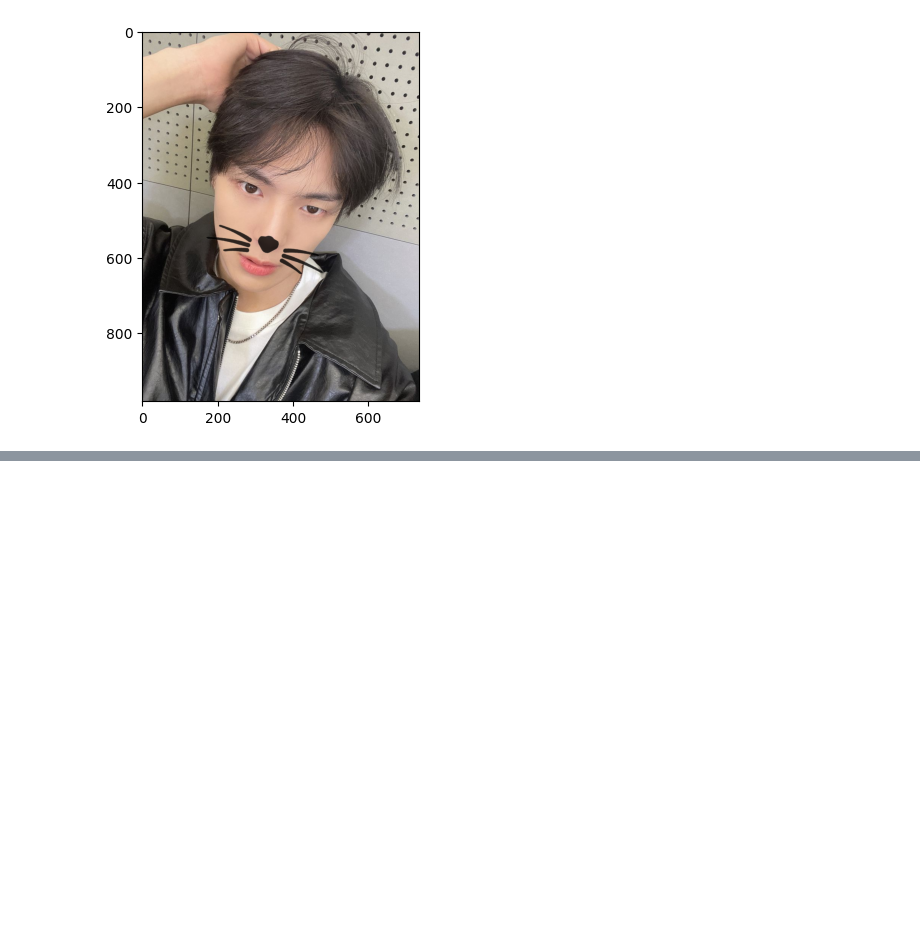
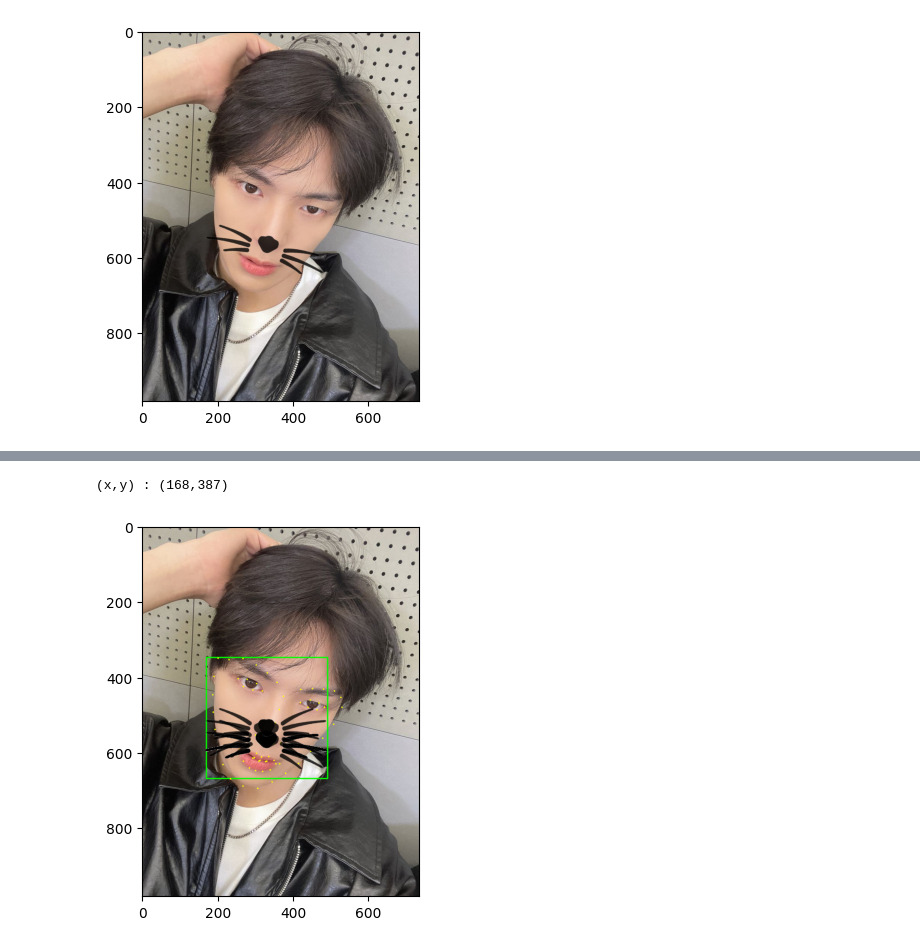
Before and after one commit to jinkyu0105-stack/ha_Park_AIFFEL_quest_eng, a Jupyter notebook: Computer_Vision/CV01/D29_고양이_수염_스티커_만들기.ipynb, the cells around one changed output, grey strips where cells are left out. Cells and saved outputs as stored; diff of their text form; code cells hidden in the pictures; blank space fills up the shorter version.

```diff
--- a/Computer_Vision/CV01/D29_고양이_수염_스티커_만들기.ipynb
+++ b/Computer_Vision/CV01/D29_고양이_수염_스티커_만들기.ipynb
@@ -361,0 +334,56 @@ plt.show()
+# %%
+refined_x = x - w // 2
+refined_y = y - h // 5 * 3 # 고양이 스티커 모양이 위아래 여백이 있기에 가만하여 스티커 높이의 1/2보다 높은 지점부터 붙여야함.
+# 음수 발생시 예외 처리
+if refined_x < 0:
+    img_sticker = img_sticker[:, -refined_x:]
+    refined_x = 0
+if refined_y < 0:
+    img_sticker = img_sticker[-refined_y:, :] # refined_y가 -98이므로, img_sticker[98: , :]가 된다. (187, 187, 3)에서 (89, 187, 3)이 됨 (187개 중에서 98개가 잘려나감)
+    refined_y = 0
+print (f'(x,y) : ({refined_x},{refined_y})')
+# %% [output]
+(x,y) : (168,387)
+# %%
+# 1. 설정값
+angle = - angle  # 눈썹 사이 기울기
+opacity = 0.8  # 투명도 (0.0: 완전 투명, 1.0: 완전 불투명)
+
+# 2. 스티커 읽기 (4채널) 및 크기 조절
+img_sticker = cv2.imread(sticker_path, cv2.IMREAD_UNCHANGED)
+img_sticker = cv2.resize(img_sticker, (w, h))
+
+# 3. 이미지 회전 처리
+(h_s, w_s) = img_sticker.shape[:2]
+center = (w_s // 2, h_s // 2)
+
+# 회전 행렬 생성 (중심점, 각도, 배율)
+# OpenCV는 반시계 방향이 (+)이므로, 시계 방향 회전이 필요하면 -angle을 사용하세요.
+matrix = cv2.getRotationMatrix2D(center, angle, 1.0)
+img_sticker = cv2.warpAffine(img_sticker, matrix, (w_s, h_s), flags=cv2.INTER_LINEAR, borderMode=cv2.BORDER_CONSTANT, borderValue=(0,0,0,0))
+
+# 4. 채널 분리 및 투명도 적용
+img_sticker_rgb = img_sticker[:, :, :3].astype(float)
+alpha_mask = img_sticker[:, :, 3].astype(float) / 255.0  # 0~1 사이로 정규화
+
+# 사용자 설정 투명도 반영
+alpha_mask = alpha_mask * opacity
+
+# 5. 배경 영역(sticker_area) 추출
+sticker_area = img_show[refined_y:refined_y+h_s, refined_x:refined_x+w_s].astype(float)
+
+# 6. 알파 블렌딩 공식 적용 (부드러운 합성)
+# 합성 공식: (스티커 * 알파) + (배경 * (1 - 알파))
+for c in range(3): # B, G, R 각 채널에 대해 계산
+    sticker_area[:, :, c] = (alpha_mask * img_sticker_rgb[:, :, c] +
+                             (1 - alpha_mask) * sticker_area[:, :, c])
+
+# 7. 원본 이미지에 덮어쓰기 (정수형 변환)
+img_show[refined_y:refined_y+h_s, refined_x:refined_x+w_s] = sticker_area.astype(np.uint8)
+
+# 결과 출력
+import matplotlib.pyplot as plt
+plt.imshow(cv2.cvtColor(img_show, cv2.COLOR_BGR2RGB))
+plt.show()
+# %% [output]
+[figure, added]
```
Also changed, not shown: parts of 43 cells of this notebook.
